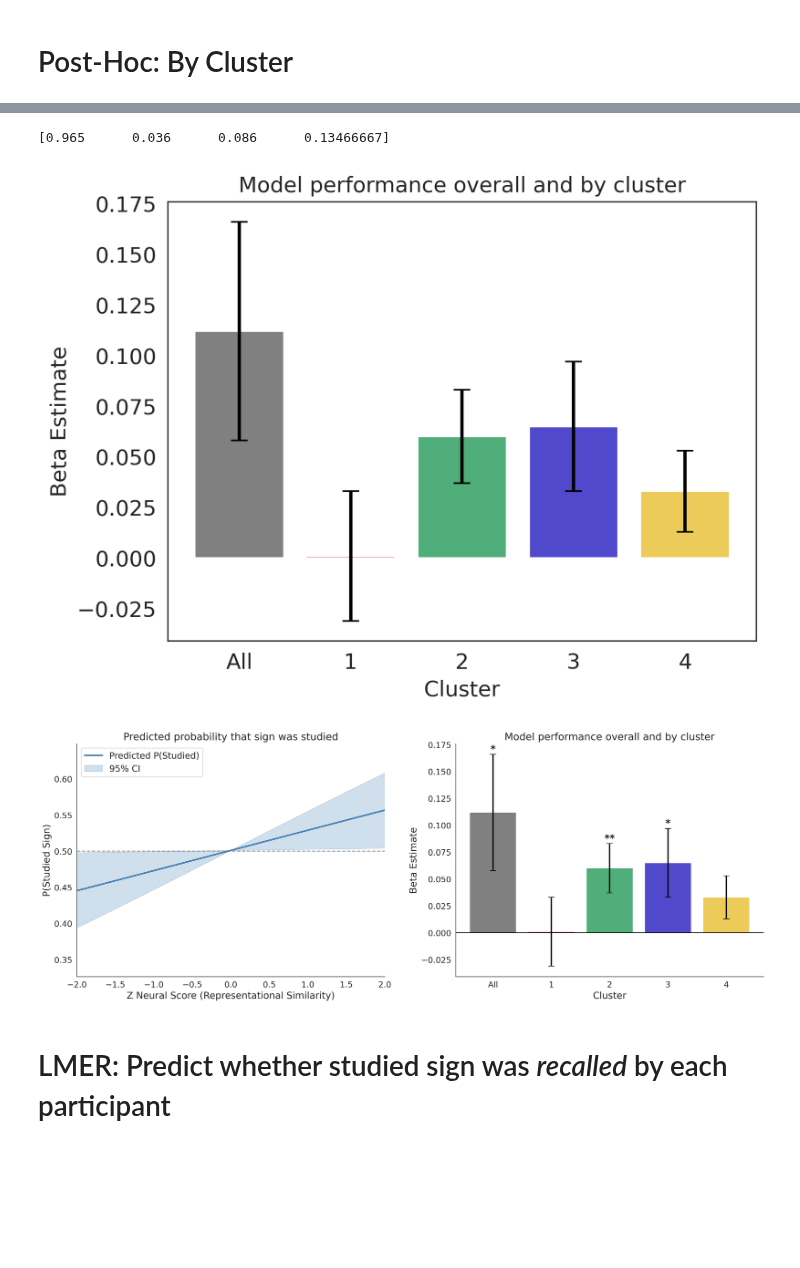
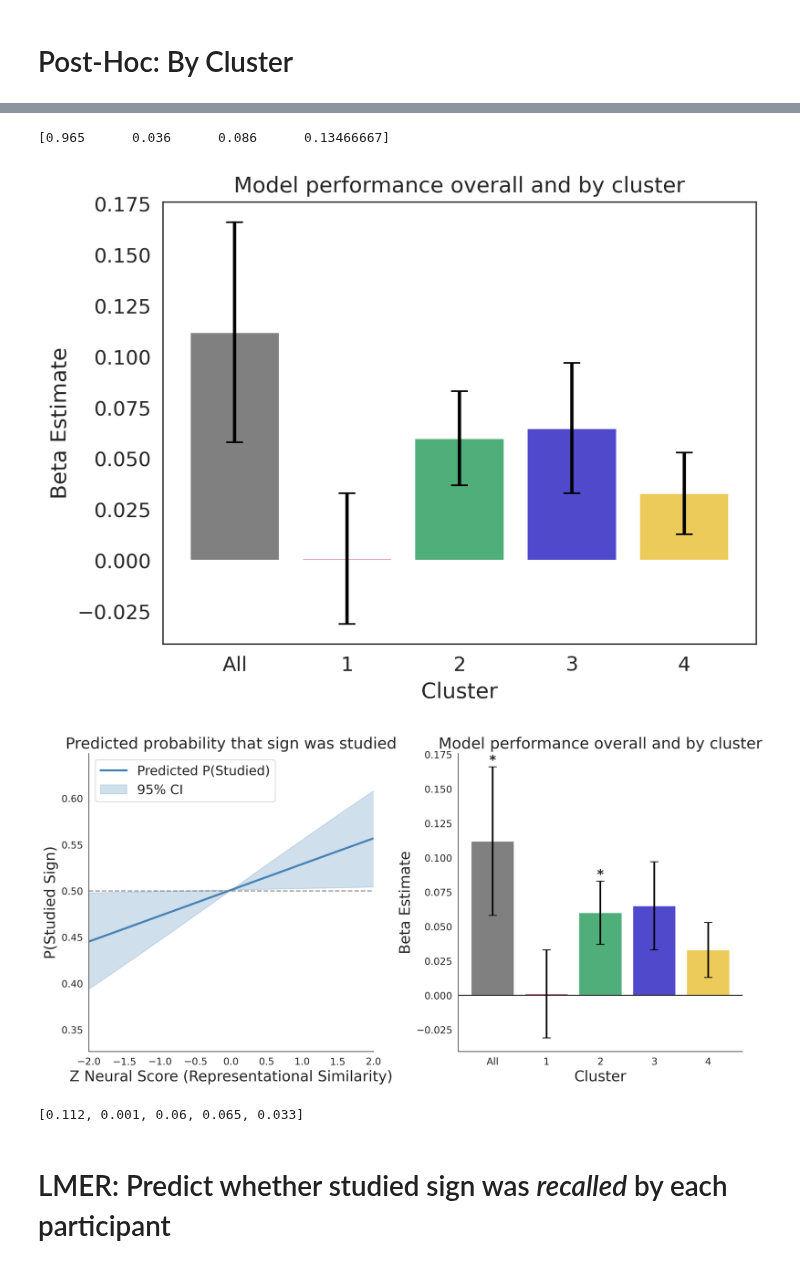
Before and after one commit to megan-hillis/asl-learning-fmri, a Jupyter notebook: notebooks/Figure4_HierarchicalClustering_LMM_ENG.ipynb, the cells around one changed output, grey strips where cells are left out. Cells and saved outputs as stored; diff of their text form; code cells hidden in the pictures; blank space fills up the shorter version.

```diff
--- a/notebooks/Figure4_HierarchicalClustering_LMM_ENG.ipynb
+++ b/notebooks/Figure4_HierarchicalClustering_LMM_ENG.ipynb
@@ -254,3 +274,6 @@ Fixed effects:
 |  | Estimate | 2.5_ci | 97.5_ci | SE | OR | OR_2.5_ci | OR_97.5_ci | Prob | Prob_2.5_ci | ... |
 | (Intercept) | 0.004 | -0.059 | 0.067 | 0.032 | 1.004 | 0.942 | 1.070 | 0.501 | 0.485 | ... |
 | neuralscore_norm | 0.112 | 0.006 | 0.218 | 0.054 | 1.118 | 1.006 | 1.243 | 0.528 | 0.502 | ... |
+# %%
+r2m, r2c = r2_nakagawa_binomial(model)
+r2m
@@ -304,6 +329,7 @@ ps=[]
 ci_uppers=[]
 ci_lowers=[]
 se = []
+r_marg = []
 
 for c in np.unique(list(scores_long['cluster'])):
     df = scores_long[scores_long['cluster'] == c]
@@ -318,7 +344,12 @@ for c in np.unique(list(scores_long['cluster'])):
     ci_lowers.append(list(results_df['2.5_ci'])[1])
     se.append(list(results_df['SE'])[1])
 
-false_discovery_control(ps)
+    r2m, r2c = r2_nakagawa_binomial(model)
+    r_marg.append(r2m)
+
+
+print(r_marg)
+print(false_discovery_control(ps))
 # %% [output]
 boundary (singular) fit: see help('isSingular')
 
@@ -342,7 +372,7 @@ array([0.965     , 0.036     , 0.086     , 0.13466667])
 print(false_discovery_control(ps))
 
 all_betas=[beta_obs]+betas
-all_ps=[p_obs]+ps
+all_ps=[p_obs]+list(false_discovery_control(ps))
 all_se = [se_obs]+se
 colors = ['grey'] + cluster_colors
 
@@ -353,20 +383,22 @@ plt.ylabel("Beta Estimate",fontsize=13)
 plt.xticks(np.arange(k+1),labels=['All'] + [str(n) for n in range(1,k+1)]);
 # %% [output]
 [0.965      0.036      0.086      0.13466667]
-[figure, old version]
+[figure, new version]
 # %%
 # Combination plot with both linear model and by-cluster betas:
 
 sns.set_style("white")
 plt.rcParams.update({
-        "font.size": 13,
-        "axes.titlesize": 16,
-        "axes.labelsize": 15,
-        "lines.linewidth": 2,
-        "legend.fontsize": 14,
-        "figure.dpi": 300})
-
-fig, (ax1, ax2) = plt.subplots(nrows=1,ncols=2, figsize=(16, 6),constrained_layout=True,gridspec_kw={"wspace":0.05})
+    "font.size": 16,
+    "axes.titlesize": 19,
+    "axes.labelsize": 18,
+    "legend.fontsize": 16,
+    "xtick.labelsize": 12,
+    "ytick.labelsize": 12,
+    "lines.linewidth": 2,
+    "figure.dpi": 300
+})
+fig, (ax1, ax2) = plt.subplots(nrows=1,ncols=2, figsize=(12, 6),constrained_layout=True,gridspec_kw={"wspace":0.05})
 
 # regression plot
 ax1.plot(x, prob,color="steelblue",linewidth=2.5,label="Predicted P(Studied)")
@@ -384,34 +416,38 @@ ax1.legend()
 sns.despine(ax=ax1)
 
 bars = ax2.bar(np.arange(len(all_betas)),all_betas, color=colors, yerr=all_se, capsize=5,)
 
 ax2.set_title("Model performance overall and by cluster")
 ax2.set_xlabel("Cluster")
 ax2.set_ylabel("Beta Estimate")
 
 ax2.set_xticks(np.arange(k + 1))
 ax2.set_xticklabels(["All"] + [str(n) for n in range(1, k + 1)])
 ax2.axhline(0, color="black", linestyle="-", linewidth=1, alpha=1)
 
 # add significance stars
 for bar, p, se in zip(bars, all_ps, all_se):
     if p <= 0.001:
         star = "***"
     elif p < 0.01:
         star = "**"
     elif p < 0.05:
         star = "*"
     else:
         continue
 
     height = bar.get_height()
     x_center = bar.get_x() + bar.get_width() / 2.0
     y_pos = height + se
     ax2.text(x_center, y_pos, star, ha="center", va="bottom",fontsize=16,fontweight='bold')
 
 sns.despine(ax=ax2)
 # %% [output]
-[figure, old version]
+[figure, new version]
+# %%
+all_betas
+# %% [output]
+[0.112, 0.001, 0.06, 0.065, 0.033]
 # %% [markdown]
 # LMER: Predict whether studied sign was *recalled* by each participant
 # %%
```
Also changed, not shown: parts of 17 cells of this notebook, 4 other files.
